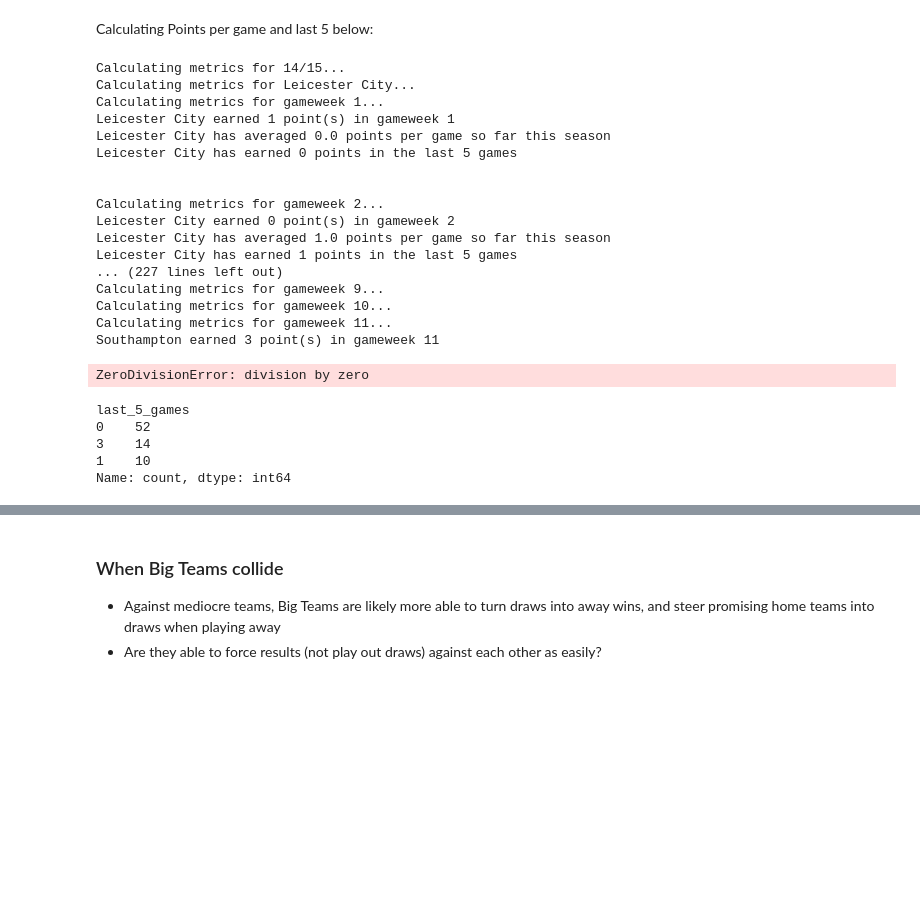
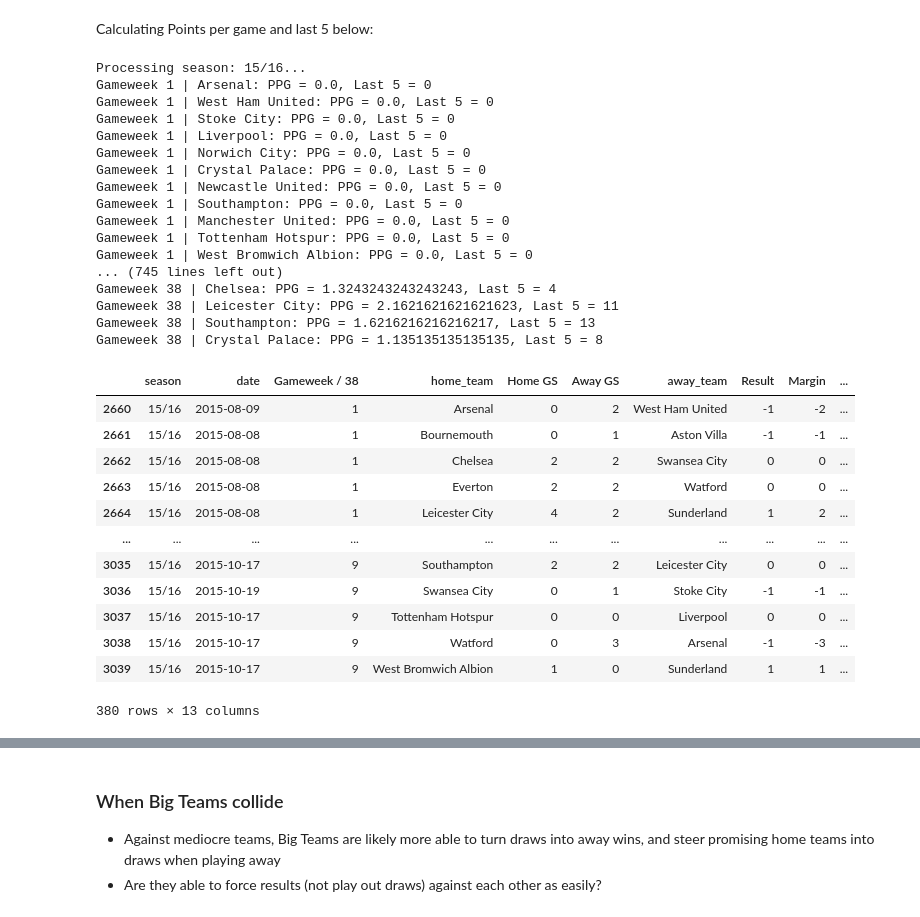
Before and after one commit to tjjdoherty/football-project-mvp, a Jupyter notebook: intro_clean_eda.ipynb, the cells around one changed output, grey strips where cells are left out. Saved outputs shown, nothing was run; the diff lists cells and outputs as text; code cells hidden in the pictures; blank space fills up the shorter version.

```diff
--- a/intro_clean_eda.ipynb
+++ b/intro_clean_eda.ipynb
@@ -1099,31 +1110,35 @@ def calculate_team_metrics(df):
 
     return df
 # %%
-calculate_team_metrics(leicester)
+calculate_team_metrics(prem_trial)
 # %% [output]
-Calculating metrics for 14/15...
-Calculating metrics for Leicester City...
-Calculating metrics for gameweek 1...
-Leicester City earned 1 point(s) in gameweek 1
-Leicester City has averaged 0.0 points per game so far this season
-Leicester City has earned 0 points in the last 5 games
-
-
-Calculating metrics for gameweek 2...
-Leicester City earned 0 point(s) in gameweek 2
-Leicester City has averaged 1.0 points per game so far this season
-Leicester City has earned 1 points in the last 5 games
-... (227 lines left out)
-Calculating metrics for gameweek 9...
-Calculating metrics for gameweek 10...
-Calculating metrics for gameweek 11...
-Southampton earned 3 point(s) in gameweek 11
+Processing season: 15/16...
+Gameweek 1 | Arsenal: PPG = 0.0, Last 5 = 0
+Gameweek 1 | West Ham United: PPG = 0.0, Last 5 = 0
+Gameweek 1 | Stoke City: PPG = 0.0, Last 5 = 0
+Gameweek 1 | Liverpool: PPG = 0.0, Last 5 = 0
+Gameweek 1 | Norwich City: PPG = 0.0, Last 5 = 0
+Gameweek 1 | Crystal Palace: PPG = 0.0, Last 5 = 0
+Gameweek 1 | Newcastle United: PPG = 0.0, Last 5 = 0
+Gameweek 1 | Southampton: PPG = 0.0, Last 5 = 0
+Gameweek 1 | Manchester United: PPG = 0.0, Last 5 = 0
+Gameweek 1 | Tottenham Hotspur: PPG = 0.0, Last 5 = 0
+Gameweek 1 | West Bromwich Albion: PPG = 0.0, Last 5 = 0
+... (745 lines left out)
+Gameweek 38 | Chelsea: PPG = 1.3243243243243243, Last 5 = 4
+Gameweek 38 | Leicester City: PPG = 2.1621621621621623, Last 5 = 11
+Gameweek 38 | Southampton: PPG = 1.6216216216216217, Last 5 = 13
+Gameweek 38 | Crystal Palace: PPG = 1.135135135135135, Last 5 = 8
+|  | season | date | Gameweek / 38 | home_team | Home GS | Away GS | away_team | Result | Margin | ... |
+| 2660 | 15/16 | 2015-08-09 | 1 | Arsenal | 0 | 2 | West Ham United | -1 | -2 | ... |
+| 2661 | 15/16 | 2015-08-08 | 1 | Bournemouth | 0 | 1 | Aston Villa | -1 | -1 | ... |
+| 2662 | 15/16 | 2015-08-08 | 1 | Chelsea | 2 | 2 | Swansea City | 0 | 0 | ... |
+| 2663 | 15/16 | 2015-08-08 | 1 | Everton | 2 | 2 | Watford | 0 | 0 | ... |
+| 2664 | 15/16 | 2015-08-08 | 1 | Leicester City | 4 | 2 | Sunderland | 1 | 2 | ... |
+| ... | ... | ... | ... | ... | ... | ... | ... | ... | ... | ... |
+| 3035 | 15/16 | 2015-10-17 | 9 | Southampton | 2 | 2 | Leicester City | 0 | 0 | ... |
+| 3036 | 15/16 | 2015-10-19 | 9 | Swansea City | 0 | 1 | Stoke City | -1 | -1 | ... |
+| 3037 | 15/16 | 2015-10-17 | 9 | Tottenham Hotspur | 0 | 0 | Liverpool | 0 | 0 | ... |
+| 3038 | 15/16 | 2015-10-17 | 9 | Watford | 0 | 3 | Arsenal | -1 | -3 | ... |
+| 3039 | 15/16 | 2015-10-17 | 9 | West Bromwich Albion | 1 | 0 | Sunderland | 1 | 1 | ... |
-ZeroDivisionError: division by zero
+380 rows × 13 columns
-# %%
-leicester['last_5_games'].value_counts()
-# %% [output]
-last_5_games
-0    52
-3    14
-1    10
-Name: count, dtype: int64
```
Also changed, not shown: parts of 20 cells of this notebook.
